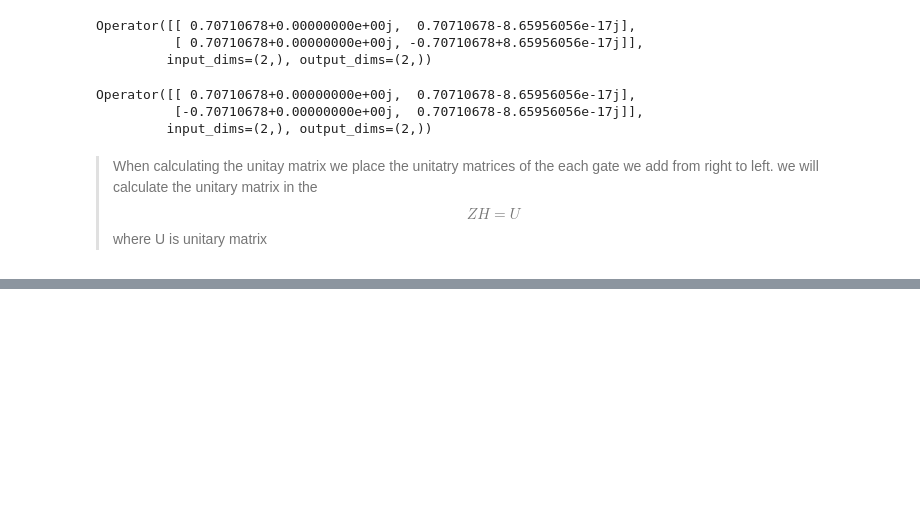
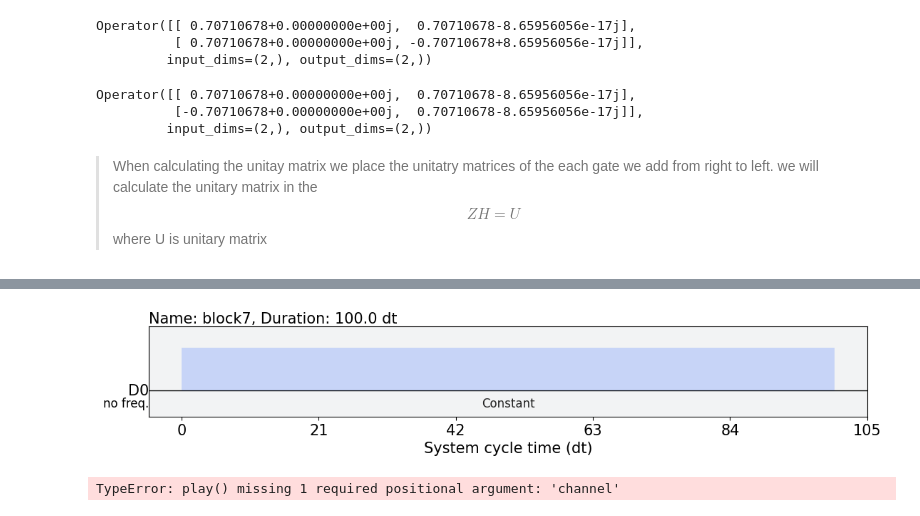
Before and after one commit to dipankardas011/Quantum-Coding, a Jupyter notebook: aer-package.ipynb, the cells around one changed output, grey strips where cells are left out. Drawn from its saved outputs; the diff is of its cells as text; code cells hidden in the pictures; blank space fills up the shorter version.

```diff
--- a/aer-package.ipynb
+++ b/aer-package.ipynb
@@ -274,0 +289,23 @@ Operator([[ 0.70710678+0.00000000e+00j,  0.70710678-8.65956056e-17j],
+# %%
+from qiskit.providers.fake_provider import FakeOpenPulse2Q
+from qiskit import pulse
+backend = FakeOpenPulse2Q()
+
+d0 = pulse.DriveChannel(0)
+
+with pulse.build() as pulse_prog:
+    pulse.play(pulse.Constant(100, 0.5), d0)
+pulse_prog.draw()
+# %% [output]
+[figure, added]
+# %%
+from qiskit_ibm_runtime.fake_provider import FakeValenciaV2
+from qiskit import assemble, schedule, pulse
+
+
+backend = FakeValenciaV2()
+
+gg = pulse.build(backend,scheds, "gg")
+pulse.play(gg)
+# %% [output]
+TypeError: play() missing 1 required positional argument: 'channel'
```
Also changed, not shown: parts of 12 cells of this notebook, 1 other file.
